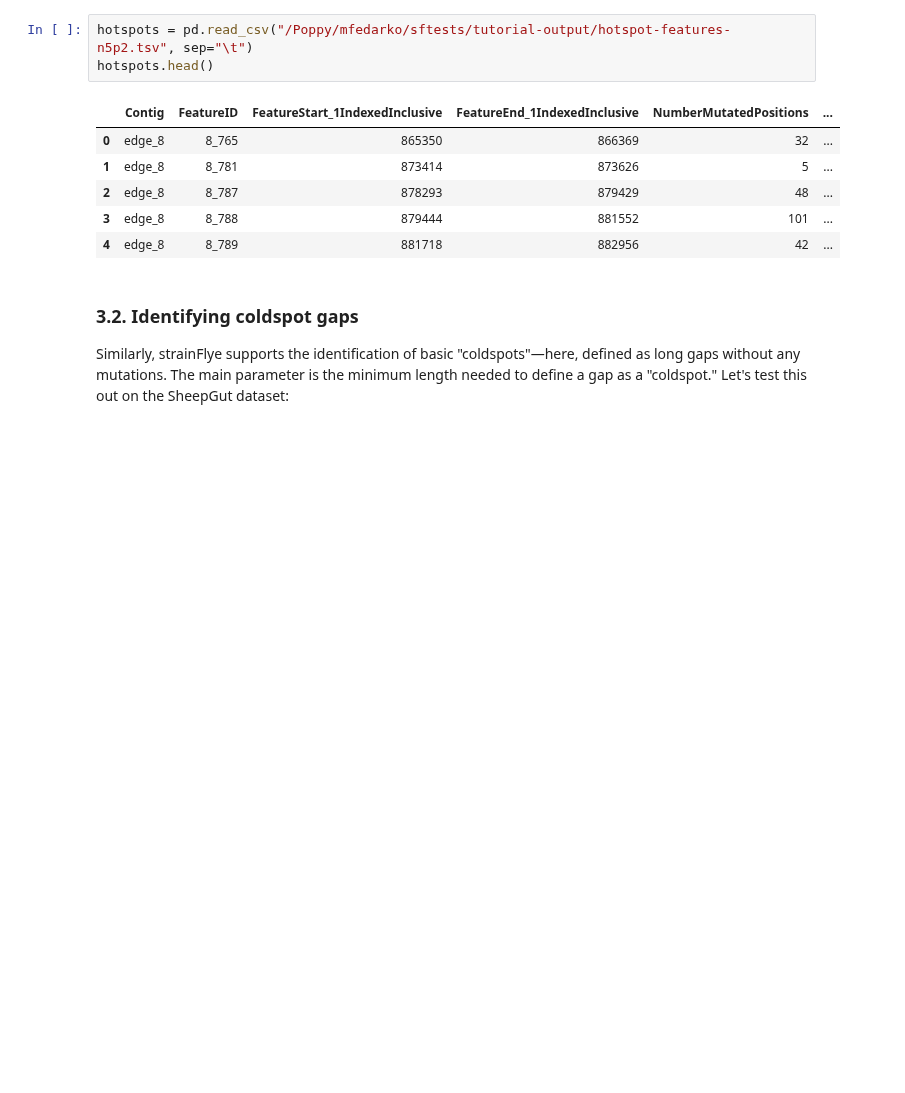
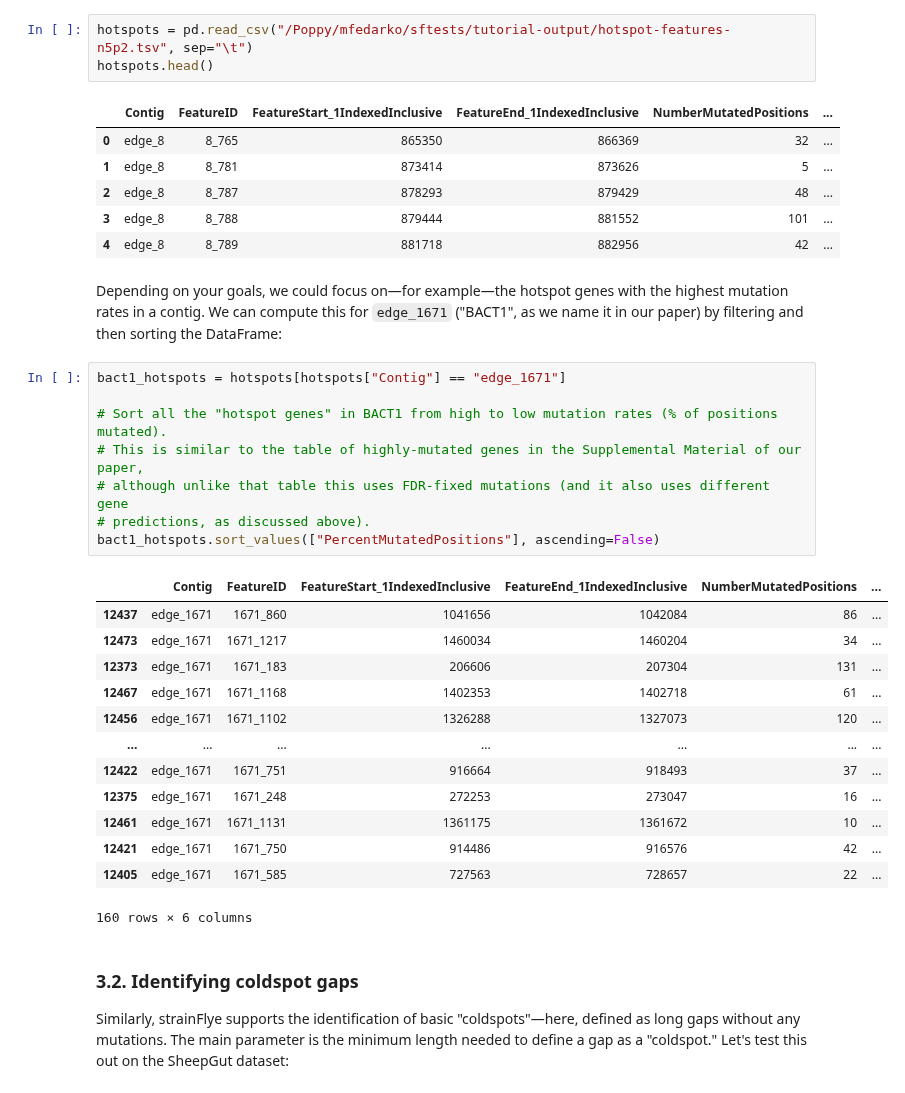
Before and after one commit to fedarko/strainFlye, a Jupyter notebook: docs/SheepGutExample.ipynb, the cells around one changed output. Drawn from its saved outputs; the diff is of its cells as text; blank space fills up the shorter version.

```diff
--- a/docs/SheepGutExample.ipynb
+++ b/docs/SheepGutExample.ipynb
@@ -550,6 +535,30 @@ hotspots.head()
 | 2 | edge_8 | 8_787 | 878293 | 879429 | 48 | ... |
 | 3 | edge_8 | 8_788 | 879444 | 881552 | 101 | ... |
 | 4 | edge_8 | 8_789 | 881718 | 882956 | 42 | ... |
+# %% [markdown]
+Depending on your goals, we could focus on—for example—the hotspot genes with the highest mutation rates in a contig. We can compute this for `edge_1671` ("BACT1", as we name it in our paper) by filtering and then sorting the DataFrame:
+# %%
+bact1_hotspots = hotspots[hotspots["Contig"] == "edge_1671"]
+
+# Sort all the "hotspot genes" in BACT1 from high to low mutation rates (% of positions mutated).
+# This is similar to the table of highly-mutated genes in the Supplemental Material of our paper,
+# although unlike that table this uses FDR-fixed mutations (and it also uses different gene
+# predictions, as discussed above).
+bact1_hotspots.sort_values(["PercentMutatedPositions"], ascending=False)
+# %% [output]
+|  | Contig | FeatureID | FeatureStart_1IndexedInclusive | FeatureEnd_1IndexedInclusive | NumberMutatedPositions | ... |
+| 12437 | edge_1671 | 1671_860 | 1041656 | 1042084 | 86 | ... |
+| 12473 | edge_1671 | 1671_1217 | 1460034 | 1460204 | 34 | ... |
+| 12373 | edge_1671 | 1671_183 | 206606 | 207304 | 131 | ... |
+| 12467 | edge_1671 | 1671_1168 | 1402353 | 1402718 | 61 | ... |
+| 12456 | edge_1671 | 1671_1102 | 1326288 | 1327073 | 120 | ... |
+| ... | ... | ... | ... | ... | ... | ... |
+| 12422 | edge_1671 | 1671_751 | 916664 | 918493 | 37 | ... |
+| 12375 | edge_1671 | 1671_248 | 272253 | 273047 | 16 | ... |
+| 12461 | edge_1671 | 1671_1131 | 1361175 | 1361672 | 10 | ... |
+| 12421 | edge_1671 | 1671_750 | 914486 | 916576 | 42 | ... |
+| 12405 | edge_1671 | 1671_585 | 727563 | 728657 | 22 | ... |
+160 rows × 6 columns
 # %% [markdown]
 ### 3.2. Identifying coldspot gaps
 
```
Also changed, not shown: parts of 23 cells of this notebook, 2 other files.
